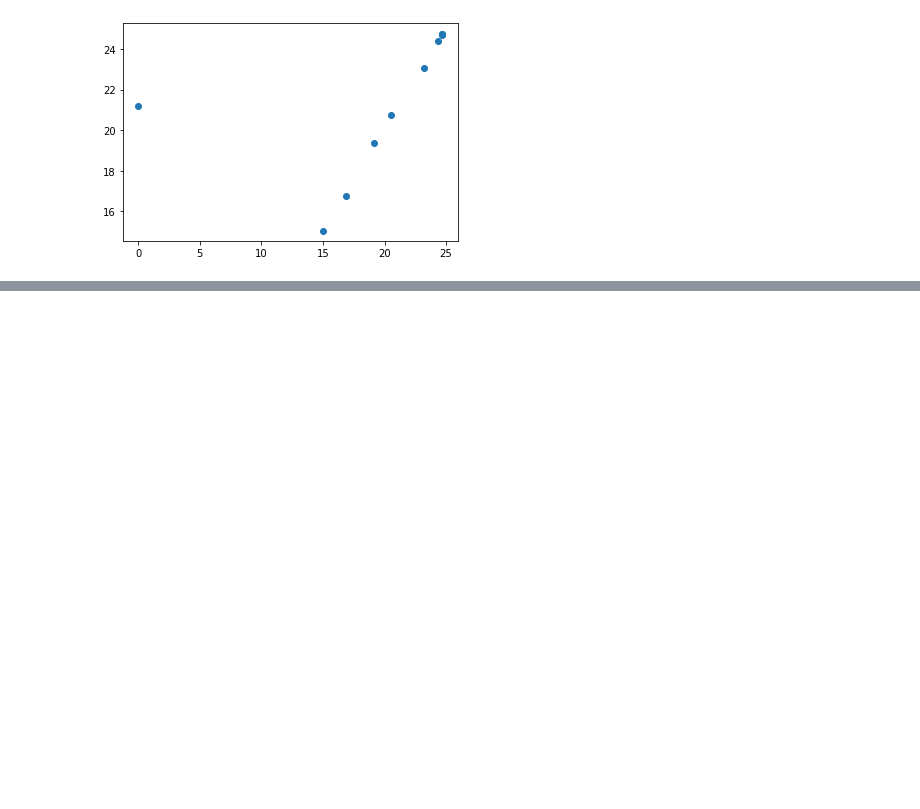
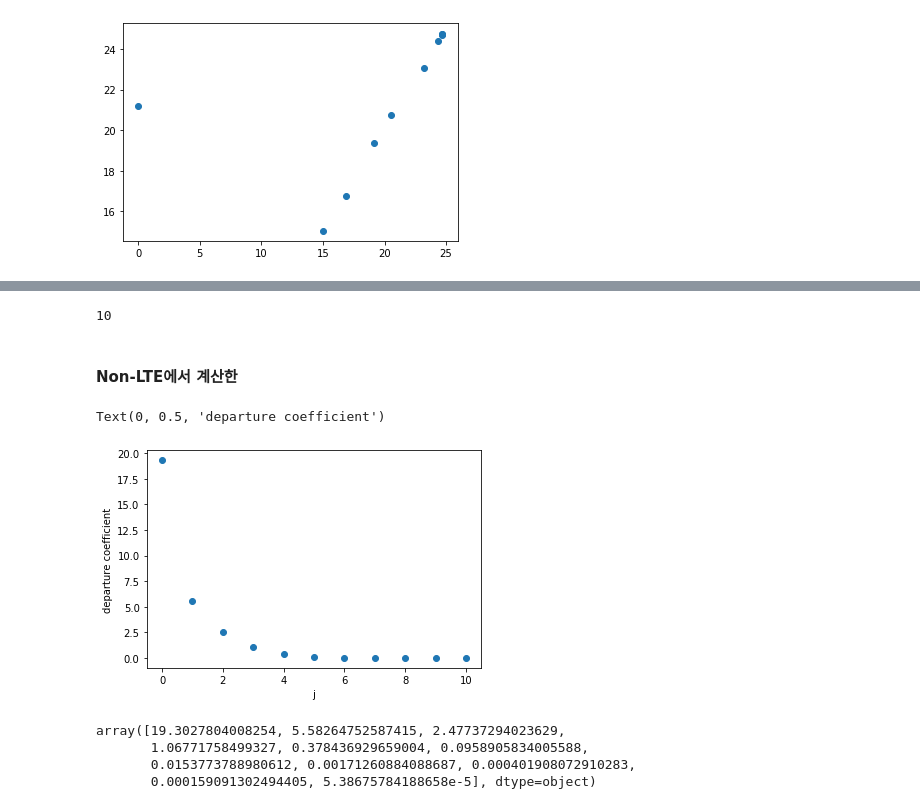
Before and after one commit to eunheeko/stellar_astrophysics, a Jupyter notebook: hw5.ipynb, the cells around one changed output, grey strips where cells are left out. Cells and saved outputs as stored; diff of their text form; code cells hidden in the pictures; blank space fills up the shorter version.

```diff
--- a/hw5.ipynb
+++ b/hw5.ipynb
@@ -281,0 +300,35 @@ plt.scatter(temps, text_table)
+# %%
+#determin n0
+n_0 = 1/ (sum(n_lte) + 10*11+ 11)
+# %%
+n_lte2 = []
+n_lte2.append(n_0)
+
+for i in range(len(n_lte)):
+    n_lte2.append(n_lte[i] * n_0)
+# %%
+n_lte2 = np.array(n_lte2)
+# %%
+# len(n_lte2)
+len(n_lte)
+# %% [output]
+10
+# %%
+departure = X_new_arr / n_lte2
+# %% [markdown]
+#### Non-LTE에서 계산한
+# %%
+plt.scatter(Js, departure)
+
+plt.xlabel('j')
+plt.ylabel('departure coefficient')
+# %% [output]
+Text(0, 0.5, 'departure coefficient')
+[figure, added]
+# %%
+departure
+# %% [output]
+array([19.3027804008254, 5.58264752587415, 2.47737294023629,
+       1.06771758499327, 0.378436929659004, 0.0958905834005588,
+       0.0153773788980612, 0.00171260884088687, 0.000401908072910283,
+       0.000159091302494405, 5.38675784188658e-5], dtype=object)
```
Also changed, not shown: parts of 8 cells of this notebook.
